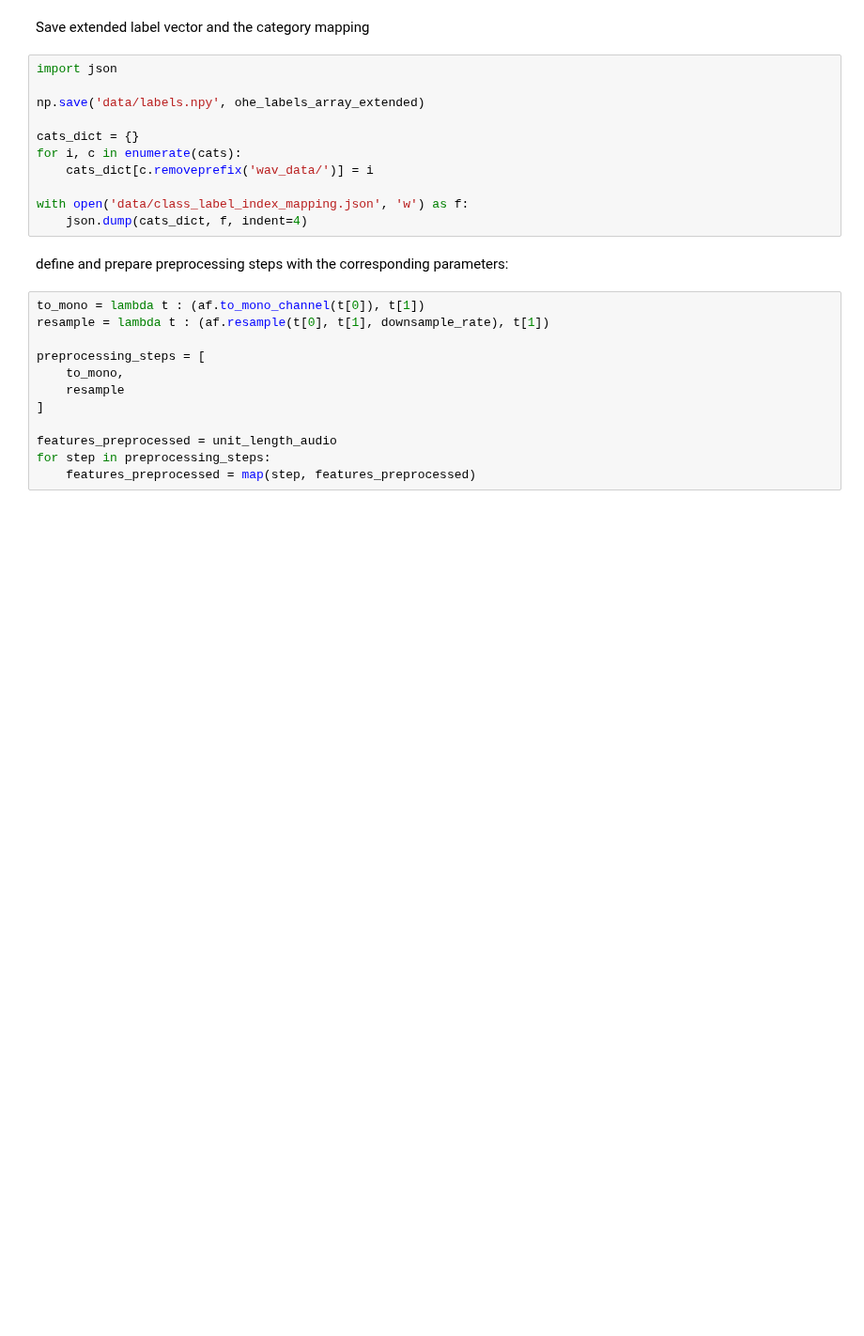
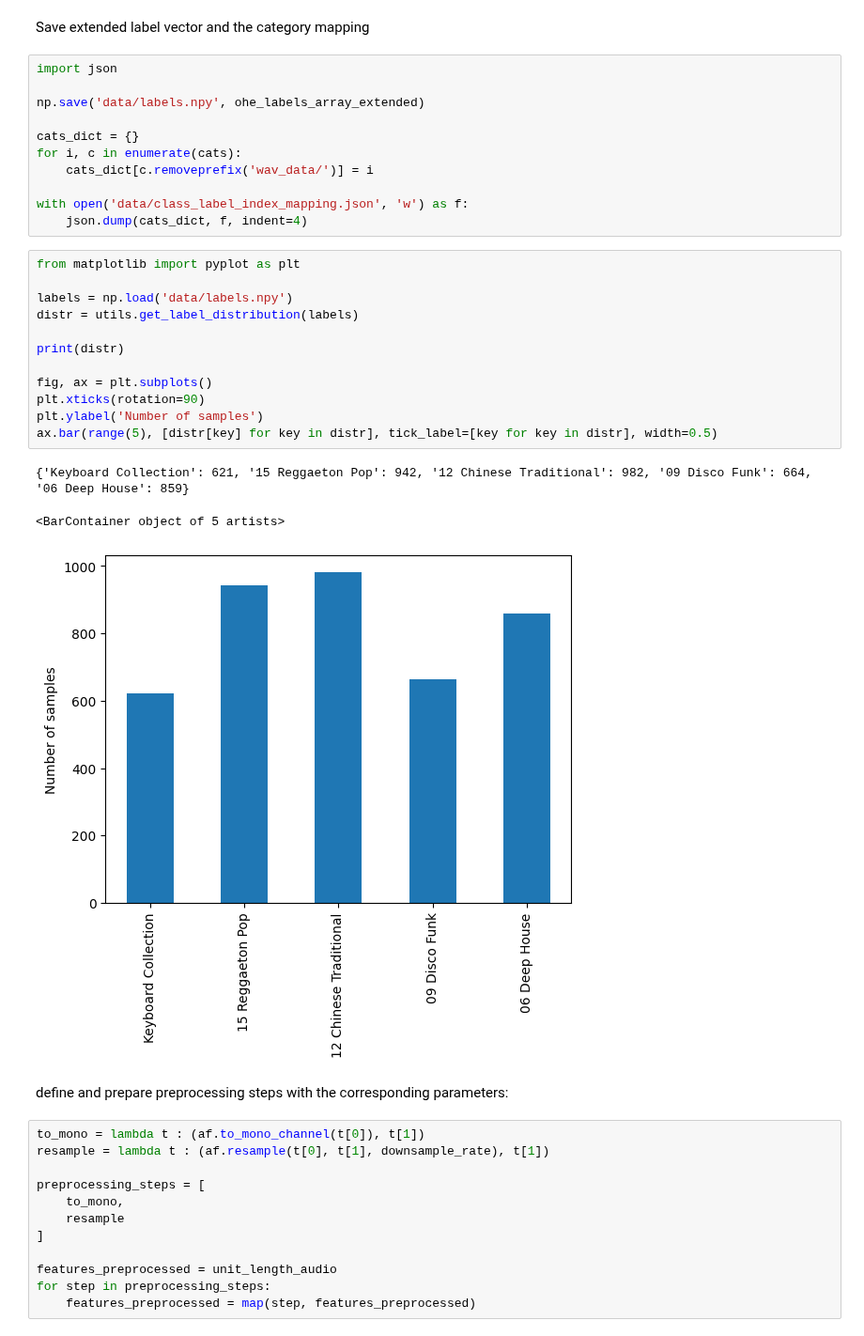
Before and after one commit to michaelstuffer98/ai_industry_project, a Jupyter notebook: feature_extraction.ipynb, the cells around one changed output. Shown at 94% size. Saved outputs shown, nothing was run; the diff lists cells and outputs as text; blank space fills up the shorter version.

Commit message:
add labels distribution plot

```diff
--- a/feature_extraction.ipynb
+++ b/feature_extraction.ipynb
@@ -127,6 +124,22 @@ for i, c in enumerate(cats):
 
 with open('data/class_label_index_mapping.json', 'w') as f:
     json.dump(cats_dict, f, indent=4)
+# %%
+from matplotlib import pyplot as plt
+
+labels = np.load('data/labels.npy')
+distr = utils.get_label_distribution(labels)
+
+print(distr)
+
+fig, ax = plt.subplots()
+plt.xticks(rotation=90)
+plt.ylabel('Number of samples')
+ax.bar(range(5), [distr[key] for key in distr], tick_label=[key for key in distr], width=0.5)
+# %% [output]
+{'Keyboard Collection': 621, '15 Reggaeton Pop': 942, '12 Chinese Traditional': 982, '09 Disco Funk': 664, '06 Deep House': 859}
+<BarContainer object of 5 artists>
+[figure, added]
 # %% [markdown]
 define and prepare preprocessing steps with the corresponding parameters:
 # %%
```
Also changed, not shown: parts of 1 cell of this notebook, 1 other file.
